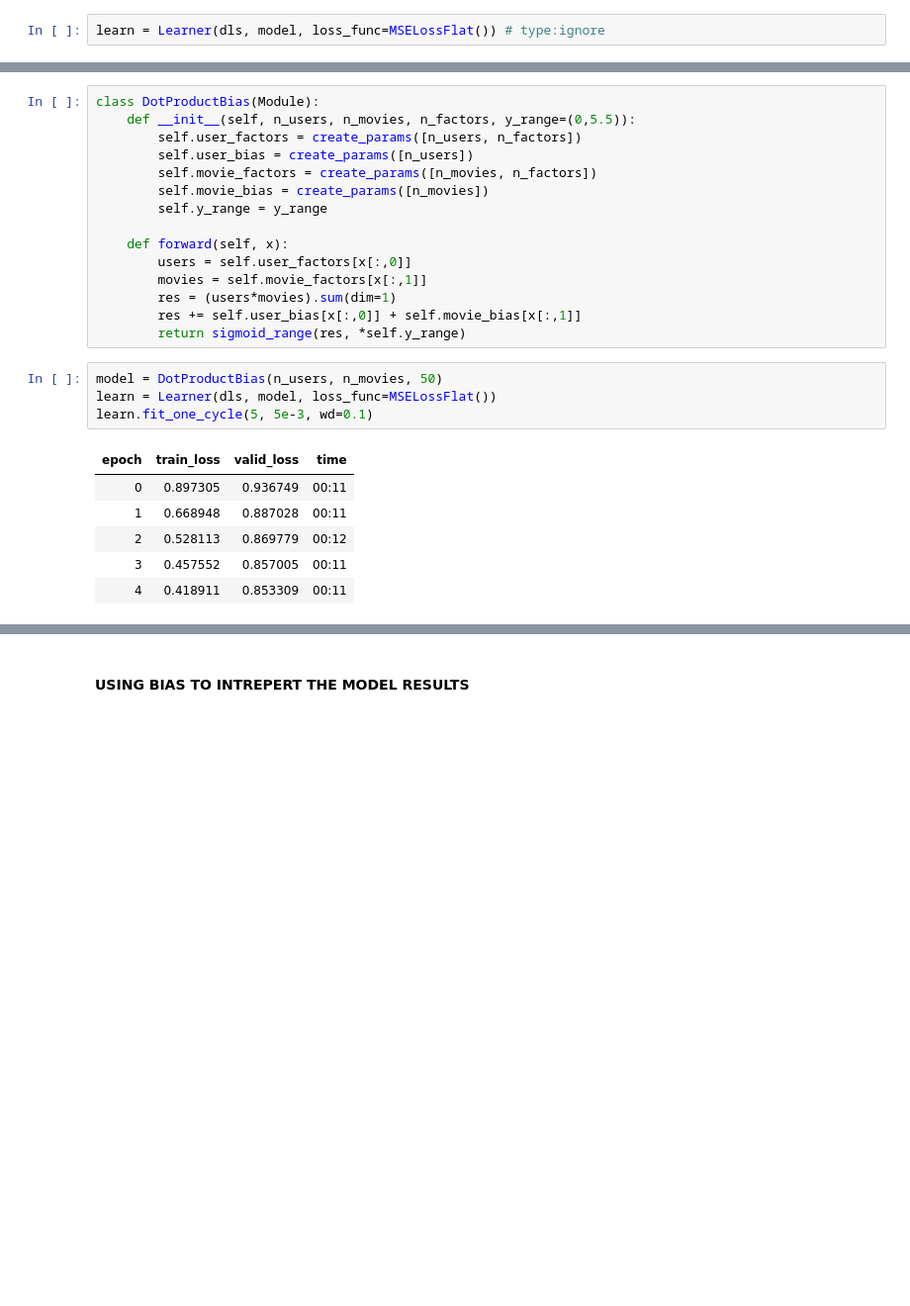
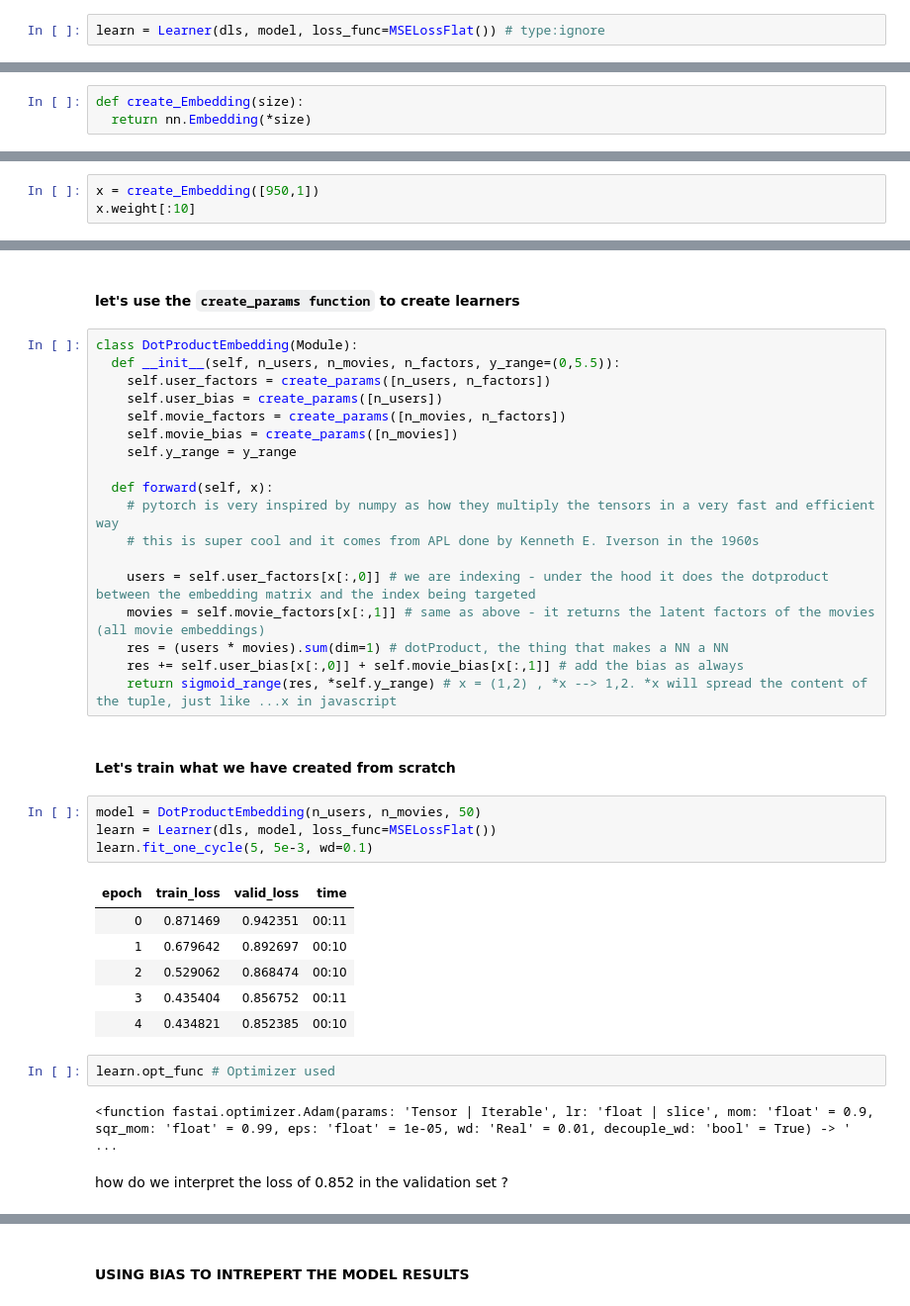
Before and after one commit to Ali-Alshaikh/Movie-Recommendation-DeepLearning, a Jupyter notebook: collab_filtering.ipynb, the cells around one changed output, grey strips where cells are left out. Shown at 99% size. Saved outputs shown, nothing was run; the diff lists cells and outputs as text; blank space fills up the shorter version.

```diff
--- a/collab_filtering.ipynb
+++ b/collab_filtering.ipynb
@@ -310,0 +472,3 @@ def create_params(size):
+# %%
+def create_Embedding(size):
+  return nn.Embedding(*size)
@@ -310,0 +480,3 @@ def create_params(size):
+# %%
+x = create_Embedding([950,1])
+x.weight[:10]
@@ -311,26 +524,39 @@ def create_params(size):
+# %% [markdown]
+#### let's use the  `create_params function` to create learners
 # %%
-class DotProductBias(Module):
-    def __init__(self, n_users, n_movies, n_factors, y_range=(0,5.5)):
-        self.user_factors = create_params([n_users, n_factors])
-        self.user_bias = create_params([n_users])
-        self.movie_factors = create_params([n_movies, n_factors])
-        self.movie_bias = create_params([n_movies])
-        self.y_range = y_range
+class DotProductEmbedding(Module):
+  def __init__(self, n_users, n_movies, n_factors, y_range=(0,5.5)):
+    self.user_factors = create_params([n_users, n_factors])
+    self.user_bias = create_params([n_users])
+    self.movie_factors = create_params([n_movies, n_factors])
+    self.movie_bias = create_params([n_movies])
+    self.y_range = y_range
 
-    def forward(self, x):
-        users = self.user_factors[x[:,0]]
-        movies = self.movie_factors[x[:,1]]
-        res = (users*movies).sum(dim=1)
-        res += self.user_bias[x[:,0]] + self.movie_bias[x[:,1]]
-        return sigmoid_range(res, *self.y_range)
+  def forward(self, x):
+    # pytorch is very inspired by numpy as how they multiply the tensors in a very fast and efficient way
+    # this is super cool and it comes from APL done by Kenneth E. Iverson in the 1960s
+
+    users = self.user_factors[x[:,0]] # we are indexing - under the hood it does the dotproduct between the embedding matrix and the index being targeted
+    movies = self.movie_factors[x[:,1]] # same as above - it returns the latent factors of the movies (all movie embeddings)
+    res = (users * movies).sum(dim=1) # dotProduct, the thing that makes a NN a NN
+    res += self.user_bias[x[:,0]] + self.movie_bias[x[:,1]] # add the bias as always
+    return sigmoid_range(res, *self.y_range) # x = (1,2) , *x --> 1,2. *x will spread the content of the tuple, just like ...x in javascript
+# %% [markdown]
+#### Let's train what we have created from scratch
 # %%
-model = DotProductBias(n_users, n_movies, 50)
+model = DotProductEmbedding(n_users, n_movies, 50)
 learn = Learner(dls, model, loss_func=MSELossFlat())
 learn.fit_one_cycle(5, 5e-3, wd=0.1)
 # %% [output]
 | epoch | train_loss | valid_loss | time |
-| 0 | 0.897305 | 0.936749 | 00:11 |
-| 1 | 0.668948 | 0.887028 | 00:11 |
-| 2 | 0.528113 | 0.869779 | 00:12 |
-| 3 | 0.457552 | 0.857005 | 00:11 |
-| 4 | 0.418911 | 0.853309 | 00:11 |
+| 0 | 0.871469 | 0.942351 | 00:11 |
+| 1 | 0.679642 | 0.892697 | 00:10 |
+| 2 | 0.529062 | 0.868474 | 00:10 |
+| 3 | 0.435404 | 0.856752 | 00:11 |
+| 4 | 0.434821 | 0.852385 | 00:10 |
+# %%
+learn.opt_func # Optimizer used
+# %% [output]
+<function fastai.optimizer.Adam(params: 'Tensor | Iterable', lr: 'float | slice', mom: 'float' = 0.9, sqr_mom: 'float' = 0.99, eps: 'float' = 1e-05, wd: 'Real' = 0.01, decouple_wd: 'bool' = True) -> ' ...
+# %% [markdown]
+how do we interpret the loss of 0.852 in the validation set ?
```
Also changed, not shown: parts of 111 cells of this notebook.
